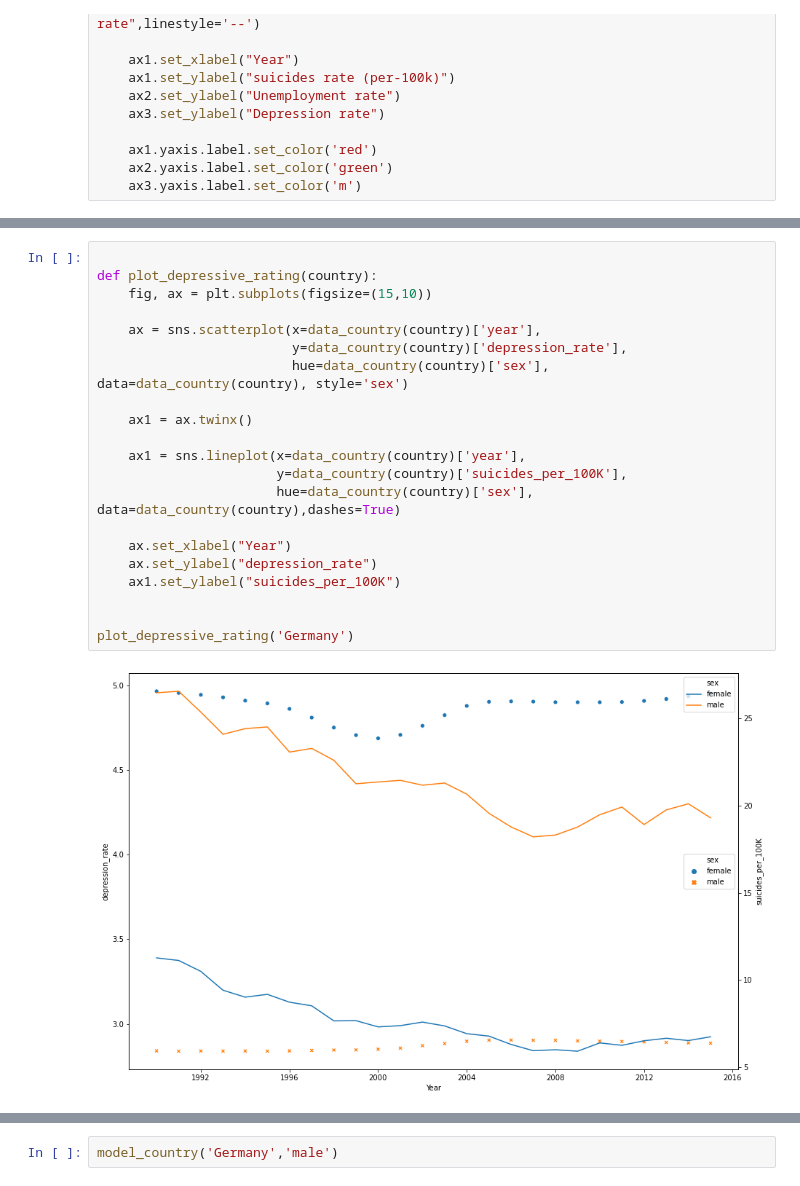
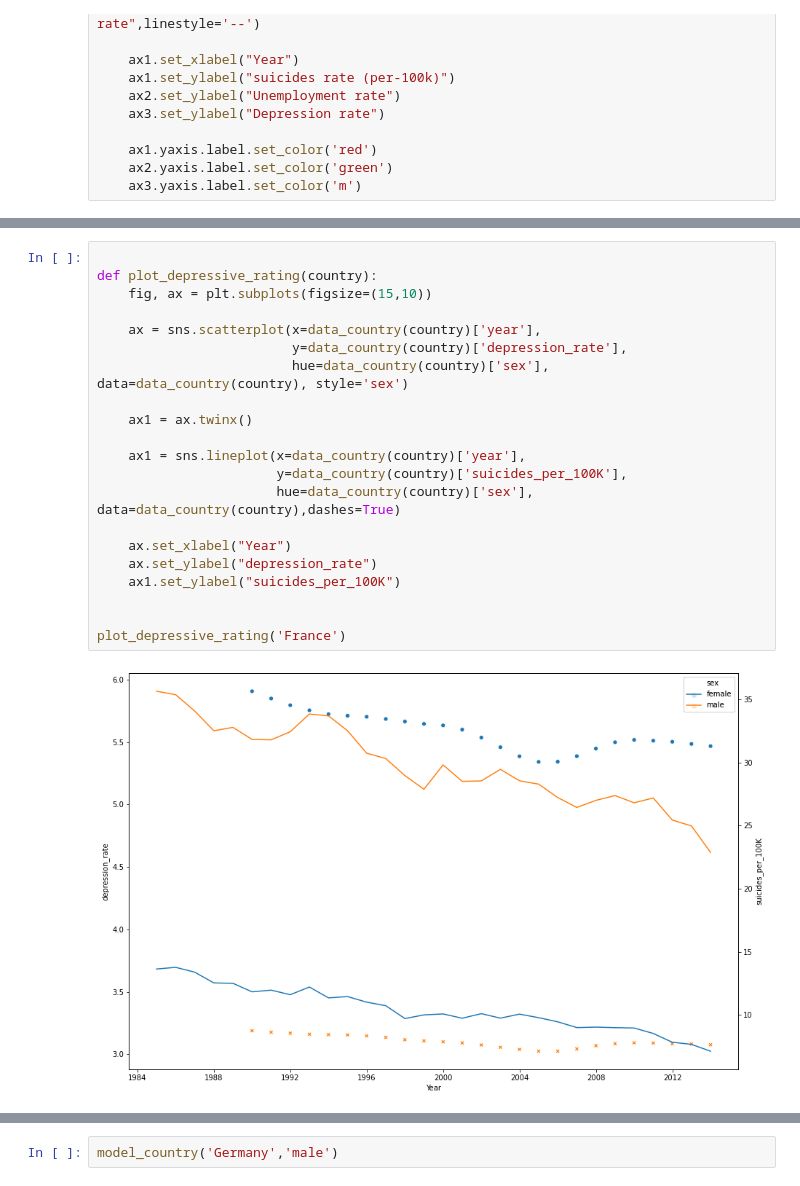
Before and after one commit to Brunadiasmiguel/depression, a Jupyter notebook: Analysis/regression_suicide_rate.ipynb, the cells around one changed output, grey strips where cells are left out. Drawn from its saved outputs; the diff is of its cells as text.

```diff
--- a/Analysis/regression_suicide_rate.ipynb
+++ b/Analysis/regression_suicide_rate.ipynb
@@ -117,26 +141,26 @@ plot_suicide_variables('France', 'male')
 # %%
 
 def plot_depressive_rating(country):
     fig, ax = plt.subplots(figsize=(15,10))
 
     ax = sns.scatterplot(x=data_country(country)['year'],
                          y=data_country(country)['depression_rate'],
                          hue=data_country(country)['sex'], data=data_country(country), style='sex')
 
     ax1 = ax.twinx()
 
     ax1 = sns.lineplot(x=data_country(country)['year'],
                        y=data_country(country)['suicides_per_100K'],
                        hue=data_country(country)['sex'], data=data_country(country),dashes=True)
 
     ax.set_xlabel("Year")
     ax.set_ylabel("depression_rate")
     ax1.set_ylabel("suicides_per_100K")
 
 
-plot_depressive_rating('Germany')
+plot_depressive_rating('France')
 # %% [output]
-[figure, old version]
+[figure, new version]
 # %%
 #building the model and see the coeficients
 
```
Also changed, not shown: parts of 9 cells of this notebook, 4 other files.
